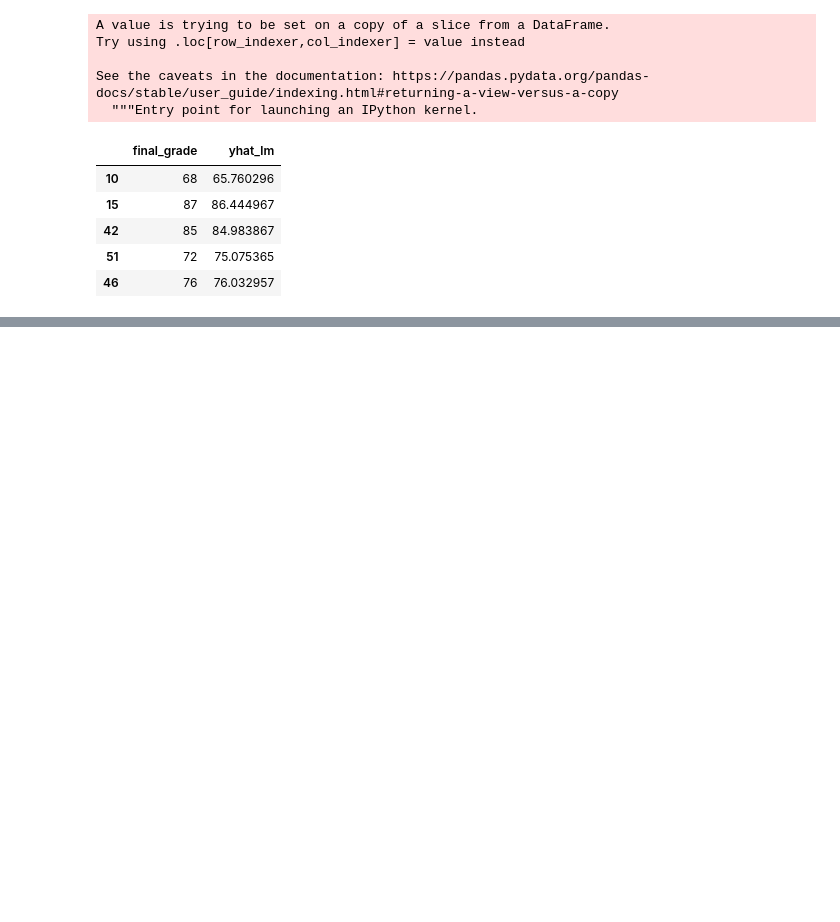
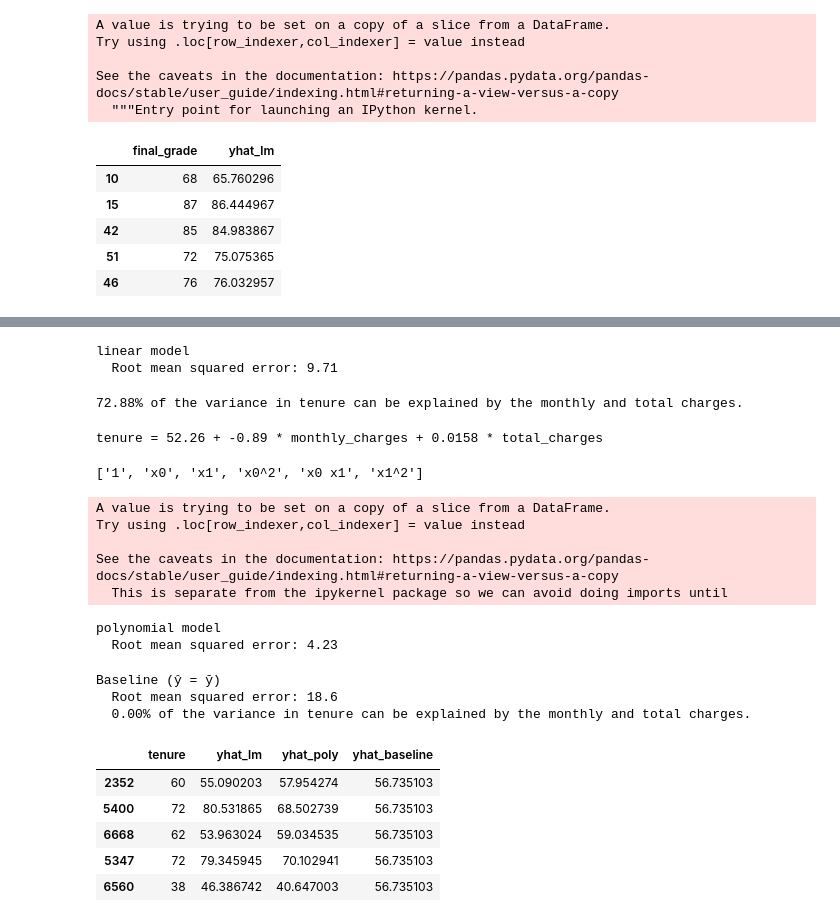
Before and after one commit to matt-c-knight/regression_exercises, a Jupyter notebook: model.ipynb, the cells around one changed output, grey strips where cells are left out. Drawn from its saved outputs; the diff is of its cells as text; code cells hidden in the pictures; blank space fills up the shorter version.

```diff
--- a/model.ipynb
+++ b/model.ipynb
@@ -142,0 +352,4 @@ See the caveats in the documentation: https://pandas.pydata.org/pandas-docs/stab
+# %%
+y_train['yhat_lm'] = lm.predict(X_rfe)
+
+y_train.head()
@@ -142,0 +370,8 @@ See the caveats in the documentation: https://pandas.pydata.org/pandas-docs/stab
+# %%
+RMSE_lm = np.sqrt(mean_squared_error(y_train.tenure, y_train.yhat_lm))
+RMSE_lm
+
+print("linear model\n  Root mean squared error: {:.3}".format(RMSE_lm))
+# %% [output]
+linear model
+  Root mean squared error: 9.71
@@ -142,0 +380,18 @@ See the caveats in the documentation: https://pandas.pydata.org/pandas-docs/stab
+# %%
+r2_lm = lm.score(X_rfe, y_train.tenure)
+
+print(f'{r2_lm:.2%} of the variance in tenure can be explained by the monthly and total charges.')
+# %% [output]
+72.88% of the variance in tenure can be explained by the monthly and total charges.
+# %%
+output = "{} = {:.4} + {:.2} * {} + {:.3} * {}".format(
+    y_train.columns[0],
+    lm.intercept_[0],
+    lm.coef_[0][0],
+    rfe_features[0],
+    lm.coef_[0][1],
+    rfe_features[1],
+)
+print(output)
+# %% [output]
+tenure = 52.26 + -0.89 * monthly_charges + 0.0158 * total_charges
@@ -142,0 +400,17 @@ See the caveats in the documentation: https://pandas.pydata.org/pandas-docs/stab
+# %%
+poly = PolynomialFeatures(degree=2)
+X_poly = poly.fit_transform(X_rfe)
+
+poly.get_feature_names()
+# %% [output]
+['1', 'x0', 'x1', 'x0^2', 'x0 x1', 'x1^2']
+# %%
+lm_poly = LinearRegression()
+lm_poly.fit(X_poly, y_train.tenure)
+y_train['yhat_poly'] = lm_poly.predict(X_poly)
+# %% [output]
+A value is trying to be set on a copy of a slice from a DataFrame.
+Try using .loc[row_indexer,col_indexer] = value instead
+
+See the caveats in the documentation: https://pandas.pydata.org/pandas-docs/stable/user_guide/indexing.html#returning-a-view-versus-a-copy
+  This is separate from the ipykernel package so we can avoid doing imports until
@@ -142,0 +419,8 @@ See the caveats in the documentation: https://pandas.pydata.org/pandas-docs/stab
+# %%
+RMSE_poly = np.sqrt(mean_squared_error(y_train.tenure, y_train.yhat_poly))
+RMSE_poly
+
+print("polynomial model\n  Root mean squared error: {:.3}".format(RMSE_poly))
+# %% [output]
+polynomial model
+  Root mean squared error: 4.23
@@ -142,0 +429,15 @@ See the caveats in the documentation: https://pandas.pydata.org/pandas-docs/stab
+# %%
+# set predictions to be the mean of tenure
+y_train['yhat_baseline'] = df['tenure'].mean()
+
+# compute the RMSE
+RMSE_bl = np.sqrt(mean_squared_error(y_train.tenure, y_train.yhat_baseline))
+print("Baseline (ŷ = ȳ)\n  Root mean squared error: {:.3}".format(RMSE_bl))
+
+# no need to compute R-2 because it will be a 0! But we will demonstrate here:
+evs = explained_variance_score(y_train.tenure, y_train.yhat_baseline)
+print('  {:.2%} of the variance in tenure can be explained by the monthly and total charges.'.format(evs))
+# %% [output]
+Baseline (ŷ = ȳ)
+  Root mean squared error: 18.6
+  0.00% of the variance in tenure can be explained by the monthly and total charges.
@@ -142,0 +446,9 @@ See the caveats in the documentation: https://pandas.pydata.org/pandas-docs/stab
+# %%
+y_train.head()
+# %% [output]
+|  | tenure | yhat_lm | yhat_poly | yhat_baseline |
+| 2352 | 60 | 55.090203 | 57.954274 | 56.735103 |
+| 5400 | 72 | 80.531865 | 68.502739 | 56.735103 |
+| 6668 | 62 | 53.963024 | 59.034535 | 56.735103 |
+| 5347 | 72 | 79.345945 | 70.102941 | 56.735103 |
+| 6560 | 38 | 46.386742 | 40.647003 | 56.735103 |
```
Also changed, not shown: parts of 90 cells of this notebook.
